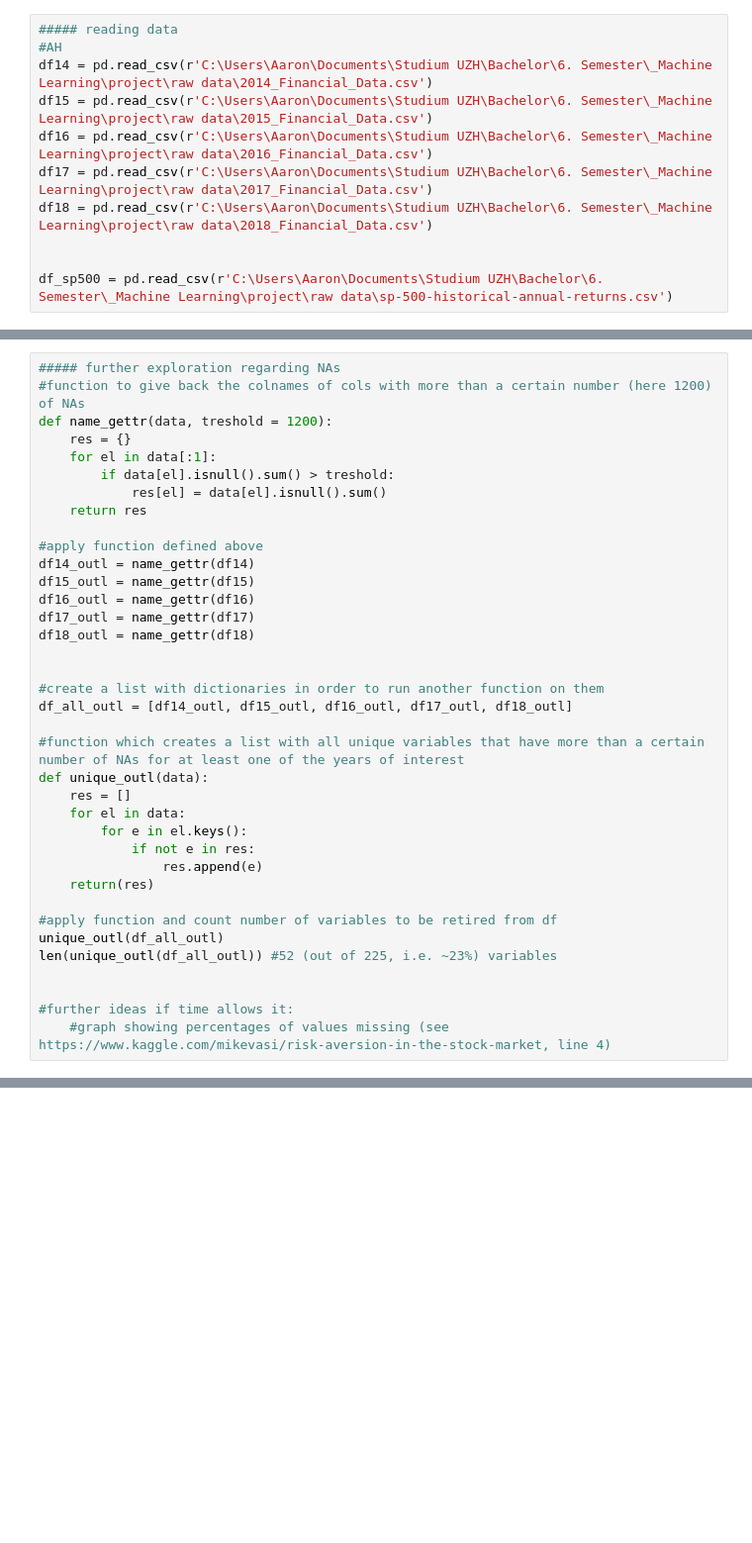
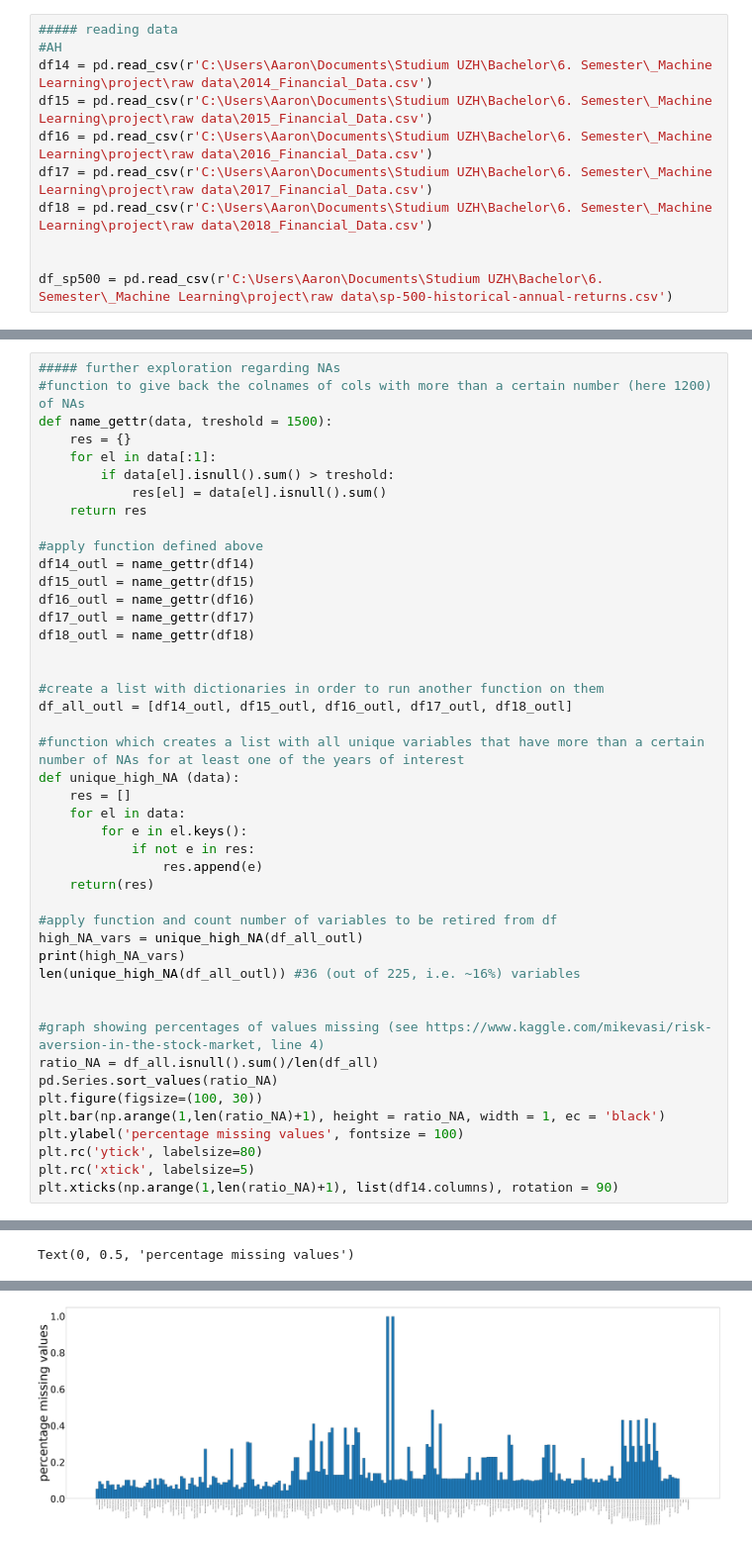
Before and after one commit to AtK42/ML_stonks_2021, a Jupyter notebook: Group2_ML_Project.ipynb, the cells around one changed output, grey strips where cells are left out. Shown at 99% size. Cells and saved outputs as stored; diff of their text form; blank space fills up the shorter version.

```diff
--- a/Group2_ML_Project.ipynb
+++ b/Group2_ML_Project.ipynb
@@ -137,7 +191,7 @@ df18.isnull().sum().sum()
 # %%
 ##### further exploration regarding NAs
 #function to give back the colnames of cols with more than a certain number (here 1200) of NAs
-def name_gettr(data, treshold = 1200):
+def name_gettr(data, treshold = 1500):
     res = {}
     for el in data[:1]:
         if data[el].isnull().sum() > treshold:
@@ -156,7 +210,7 @@ df18_outl = name_gettr(df18)
 df_all_outl = [df14_outl, df15_outl, df16_outl, df17_outl, df18_outl]
 
 #function which creates a list with all unique variables that have more than a certain number of NAs for at least one of the years of interest
-def unique_outl(data):
+def unique_high_NA (data):
     res = []
     for el in data:
         for e in el.keys():
@@ -165,10 +219,18 @@ def unique_outl(data):
     return(res)
 
 #apply function and count number of variables to be retired from df
-unique_outl(df_all_outl)
-len(unique_outl(df_all_outl)) #52 (out of 225, i.e. ~23%) variables
+high_NA_vars = unique_high_NA(df_all_outl)
+print(high_NA_vars)
+len(unique_high_NA(df_all_outl)) #36 (out of 225, i.e. ~16%) variables
 
 
-#further ideas if time allows it:
-    #graph showing percentages of values missing (see https://www.kaggle.com/mikevasi/risk-aversion-in-the-stock-market, line 4)
+#graph showing percentages of values missing (see https://www.kaggle.com/mikevasi/risk-aversion-in-the-stock-market, line 4)
+ratio_NA = df_all.isnull().sum()/len(df_all)
+pd.Series.sort_values(ratio_NA)
+plt.figure(figsize=(100, 30))
+plt.bar(np.arange(1,len(ratio_NA)+1), height = ratio_NA, width = 1, ec = 'black')
+plt.ylabel('percentage missing values', fontsize = 100)
+plt.rc('ytick', labelsize=80)
+plt.rc('xtick', labelsize=5)
+plt.xticks(np.arange(1,len(ratio_NA)+1), list(df14.columns), rotation = 90)
 # %% [output]
@@ -192,0 +253 @@ len(unique_outl(df_all_outl)) #52 (out of 225, i.e. ~23%) variables
+Text(0, 0.5, 'percentage missing values')
@@ -192,0 +271 @@ len(unique_outl(df_all_outl)) #52 (out of 225, i.e. ~23%) variables
+[figure, added]
```
Also changed, not shown: parts of 20 cells of this notebook.
